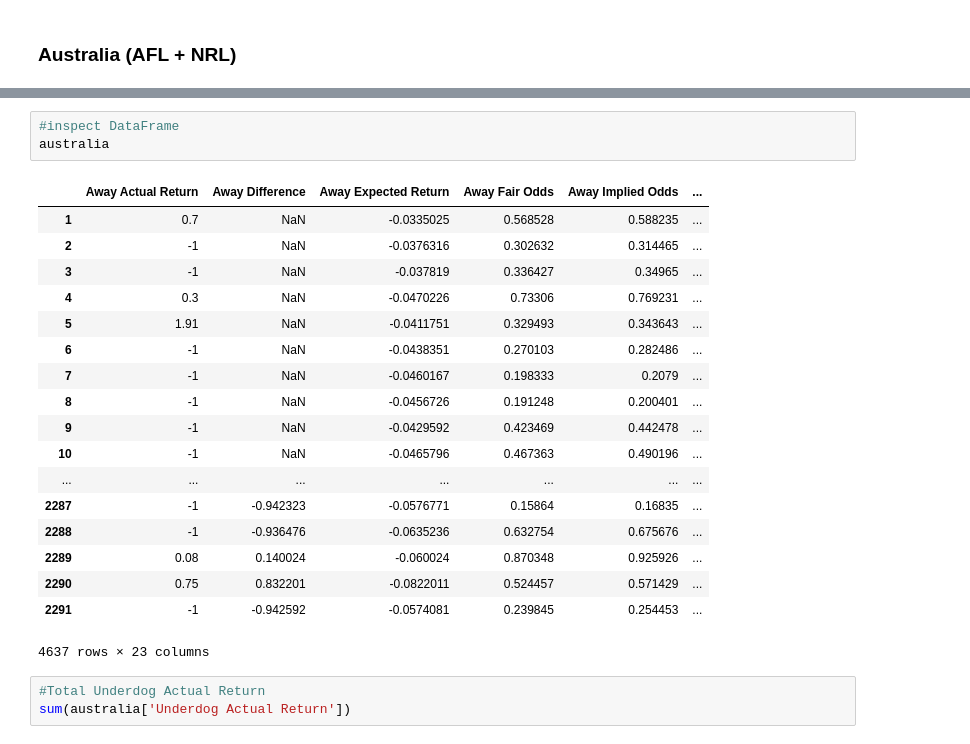
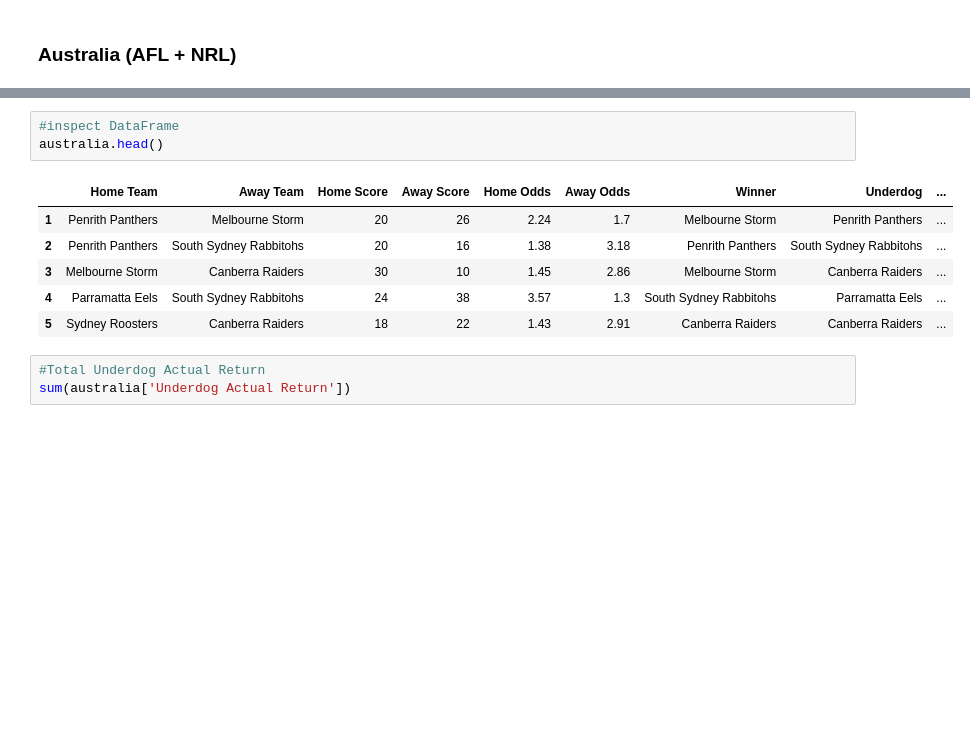
Before and after one commit to jama001/Australia-Underdog-Betting, a Jupyter notebook: main.ipynb, the cells around one changed output, grey strips where cells are left out. Cells and saved outputs as stored; diff of their text form; blank space fills up the shorter version.

```diff
--- a/main.ipynb
+++ b/main.ipynb
@@ -260,25 +207,13 @@ To retain the current behavior and silence the warning, pass 'sort=True'.
 # %%
 #inspect DataFrame
-australia
+australia.head()
 # %% [output]
-|  | Away Actual Return | Away Difference | Away Expected Return | Away Fair Odds | Away Implied Odds | ... |
-| 1 | 0.7 | NaN | -0.0335025 | 0.568528 | 0.588235 | ... |
-| 2 | -1 | NaN | -0.0376316 | 0.302632 | 0.314465 | ... |
-| 3 | -1 | NaN | -0.037819 | 0.336427 | 0.34965 | ... |
-| 4 | 0.3 | NaN | -0.0470226 | 0.73306 | 0.769231 | ... |
-| 5 | 1.91 | NaN | -0.0411751 | 0.329493 | 0.343643 | ... |
-| 6 | -1 | NaN | -0.0438351 | 0.270103 | 0.282486 | ... |
-| 7 | -1 | NaN | -0.0460167 | 0.198333 | 0.2079 | ... |
-| 8 | -1 | NaN | -0.0456726 | 0.191248 | 0.200401 | ... |
-| 9 | -1 | NaN | -0.0429592 | 0.423469 | 0.442478 | ... |
-| 10 | -1 | NaN | -0.0465796 | 0.467363 | 0.490196 | ... |
-| ... | ... | ... | ... | ... | ... | ... |
-| 2287 | -1 | -0.942323 | -0.0576771 | 0.15864 | 0.16835 | ... |
-| 2288 | -1 | -0.936476 | -0.0635236 | 0.632754 | 0.675676 | ... |
-| 2289 | 0.08 | 0.140024 | -0.060024 | 0.870348 | 0.925926 | ... |
-| 2290 | 0.75 | 0.832201 | -0.0822011 | 0.524457 | 0.571429 | ... |
-| 2291 | -1 | -0.942592 | -0.0574081 | 0.239845 | 0.254453 | ... |
+|  | Home Team | Away Team | Home Score | Away Score | Home Odds | Away Odds | Winner | Underdog | ... |
+| 1 | Penrith Panthers | Melbourne Storm | 20 | 26 | 2.24 | 1.7 | Melbourne Storm | Penrith Panthers | ... |
+| 2 | Penrith Panthers | South Sydney Rabbitohs | 20 | 16 | 1.38 | 3.18 | Penrith Panthers | South Sydney Rabbitohs | ... |
+| 3 | Melbourne Storm | Canberra Raiders | 30 | 10 | 1.45 | 2.86 | Melbourne Storm | Canberra Raiders | ... |
+| 4 | Parramatta Eels | South Sydney Rabbitohs | 24 | 38 | 3.57 | 1.3 | South Sydney Rabbitohs | Parramatta Eels | ... |
+| 5 | Sydney Roosters | Canberra Raiders | 18 | 22 | 1.43 | 2.91 | Canberra Raiders | Canberra Raiders | ... |
-4637 rows × 23 columns
 # %%
 #Total Underdog Actual Return
 sum(australia['Underdog Actual Return'])
```
Also changed, not shown: parts of 14 cells of this notebook.
